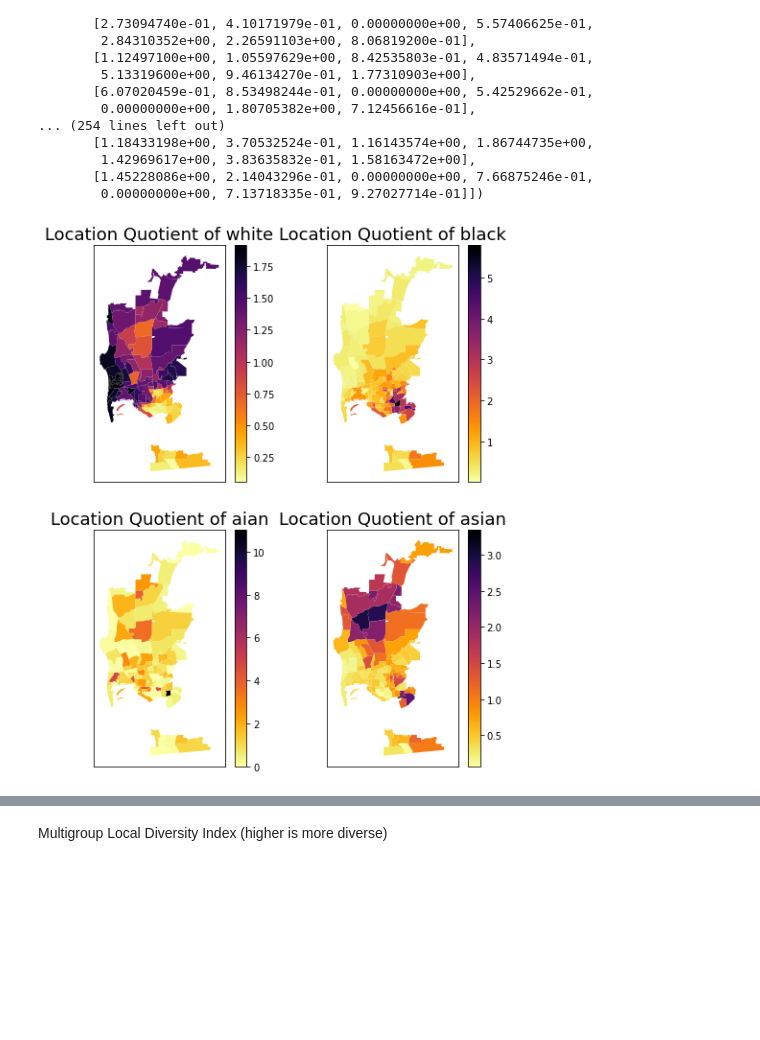
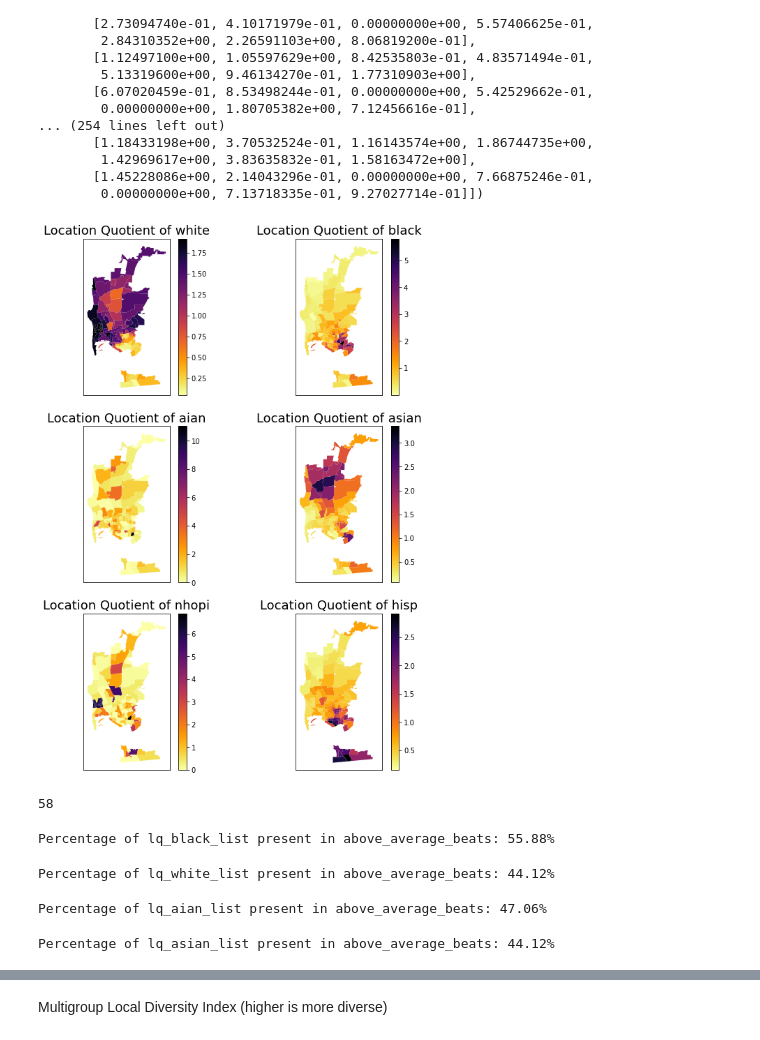
Before and after one commit to aldabbagh/DPI617, a Jupyter notebook: starter.ipynb, the cells around one changed output, grey strips where cells are left out. Saved outputs shown, nothing was run; the diff lists cells and outputs as text; code cells hidden in the pictures; blank space fills up the shorter version.

Commit message:
location differences

```diff
--- a/starter.ipynb
+++ b/starter.ipynb
@@ -673,7 +704,7 @@ array([[1.40955323e+00, 4.26537301e-02, 3.05707229e-01, 1.80336996e+00,
 for i in range(len(groups_list)):
     input_df['LQ_' + groups_list[i]] = index.statistics[:,i]
 
-fig, axes = plt.subplots(ncols = 2, nrows = 2, figsize = (8, 10))
+fig, axes = plt.subplots(ncols = 2, nrows = 3, figsize = (10, 14))
 
 
 input_df.plot(column = 'LQ_' + groups_list[0],
@@ -683,31 +714,103 @@ axes[0,0].set_title('Location Quotient of ' + groups_list[0], fontsize = 18)
 axes[0,0].set_xticks([])
 axes[0,0].set_yticks([])
 axes[0,0].set_facecolor('white')
 
 
 input_df.plot(column = 'LQ_' + groups_list[1],
               cmap = 'inferno_r',
               legend = True, ax = axes[0,1])
 axes[0,1].set_title('Location Quotient of ' + groups_list[1], fontsize = 18)
 axes[0,1].set_xticks([])
 axes[0,1].set_yticks([])
 axes[0,1].set_facecolor('white')
 
 
 input_df.plot(column = 'LQ_' + groups_list[2],
               cmap = 'inferno_r',
               legend = True, ax = axes[1,0])
 axes[1,0].set_title('Location Quotient of ' + groups_list[2], fontsize = 18)
 axes[1,0].set_xticks([])
 axes[1,0].set_yticks([])
 axes[1,0].set_facecolor('white')
 
 input_df.plot(column = 'LQ_' + groups_list[3],
               cmap = 'inferno_r',
               legend = True, ax = axes[1,1])
 axes[1,1].set_title('Location Quotient of ' + groups_list[3], fontsize = 18)
 axes[1,1].set_xticks([])
 axes[1,1].set_yticks([])
 axes[1,1].set_facecolor('white')
+
+input_df.plot(column = 'LQ_' + groups_list[4],
+              cmap = 'inferno_r',
+              legend = True, ax = axes[2,0])
+axes[2,0].set_title('Location Quotient of ' + groups_list[4], fontsize = 18)
+axes[2,0].set_xticks([])
+axes[2,0].set_yticks([])
+axes[2,0].set_facecolor('white')
+
+input_df.plot(column = 'LQ_' + groups_list[5],
+              cmap = 'inferno_r',
+              legend = True, ax = axes[2,1])
+axes[2,1].set_title('Location Quotient of ' + groups_list[5], fontsize = 18)
+axes[2,1].set_xticks([])
+axes[2,1].set_yticks([])
+axes[2,1].set_facecolor('white')
 # %% [output]
-[figure, old version]
+[figure, new version]
+# %%
+len(above_average_beats)
+# %% [output]
+58
+# %%
+threshold = input_df['LQ_black'].quantile(0.75)
+lq_black_list = input_df[input_df['LQ_black'] > threshold]['beat'].values
+
+# Count the common elements between lq_black_list and above_average_beats
+common_elements_count = sum(beat in above_average_beats for beat in lq_black_list)
+
+# Calculate the percentage
+percentage_black = (common_elements_count / len(lq_black_list)) * 100
+
+print(f"Percentage of lq_black_list present in above_average_beats: {percentage_black:.2f}%")
+# %% [output]
+Percentage of lq_black_list present in above_average_beats: 55.88%
+# %%
+threshold = input_df['LQ_white'].quantile(0.75)
+lq_white_list = input_df[input_df['LQ_white'] > threshold]['beat'].values
+
+# Count the common elements between lq_black_list and above_average_beats
+common_elements_count = sum(beat in above_average_beats for beat in lq_white_list)
+
+# Calculate the percentage
+percentage_white = (common_elements_count / len(lq_white_list)) * 100
+
+print(f"Percentage of lq_white_list present in above_average_beats: {percentage_white:.2f}%")
+# %% [output]
+Percentage of lq_white_list present in above_average_beats: 44.12%
+# %%
+threshold = input_df['LQ_aian'].quantile(0.75)
+lq_aian_list = input_df[input_df['LQ_aian'] > threshold]['beat'].values
+
+# Count the common elements between lq_asian_list and above_average_beats
+common_elements_count = sum(beat in above_average_beats for beat in lq_aian_list)
+
+# Calculate the percentage
+percentage_aian = (common_elements_count / len(lq_aian_list)) * 100
+
+print(f"Percentage of lq_aian_list present in above_average_beats: {percentage_aian:.2f}%")
+# %% [output]
+Percentage of lq_aian_list present in above_average_beats: 47.06%
+# %%
+threshold = input_df['LQ_asian'].quantile(0.75)
+lq_asian_list = input_df[input_df['LQ_asian'] > threshold]['beat'].values
+
+# Count the common elements between lq_black_list and above_average_beats
+common_elements_count = sum(beat in above_average_beats for beat in lq_asian_list)
+
+# Calculate the percentage
+percentage_asian = (common_elements_count / len(lq_asian_list)) * 100
+
+print(f"Percentage of lq_asian_list present in above_average_beats: {percentage_asian:.2f}%")
+# %% [output]
+Percentage of lq_asian_list present in above_average_beats: 44.12%
```
Also changed, not shown: parts of 7 cells of this notebook.
